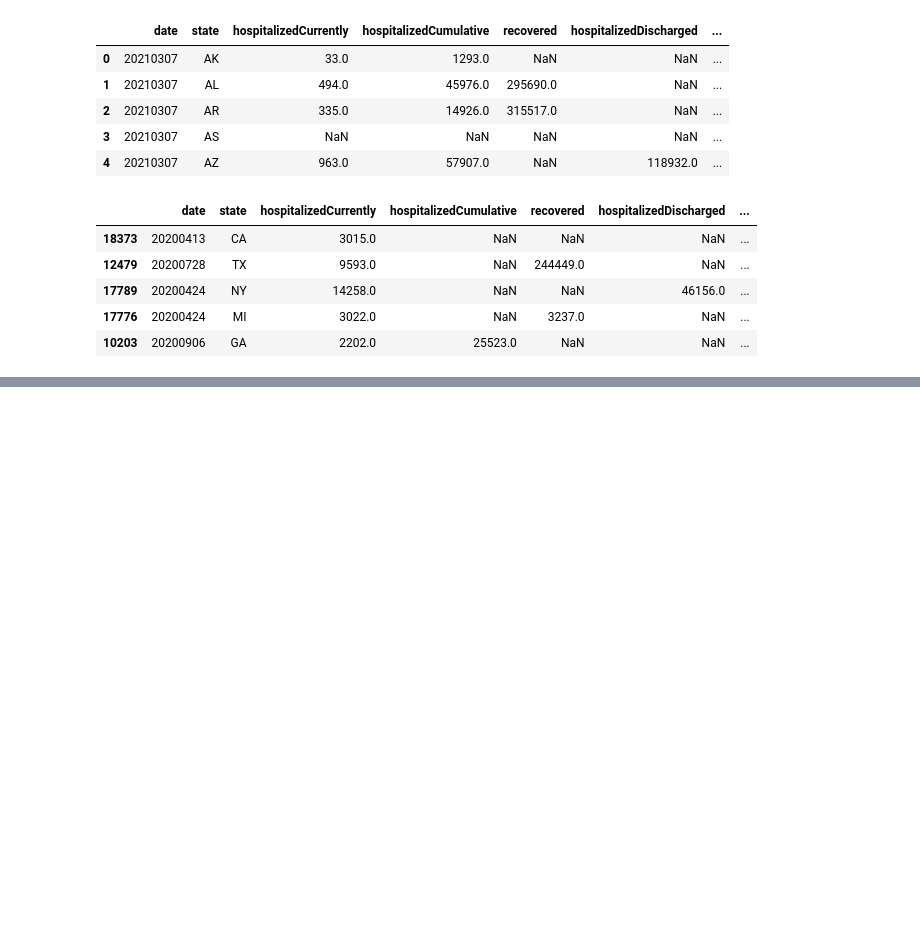
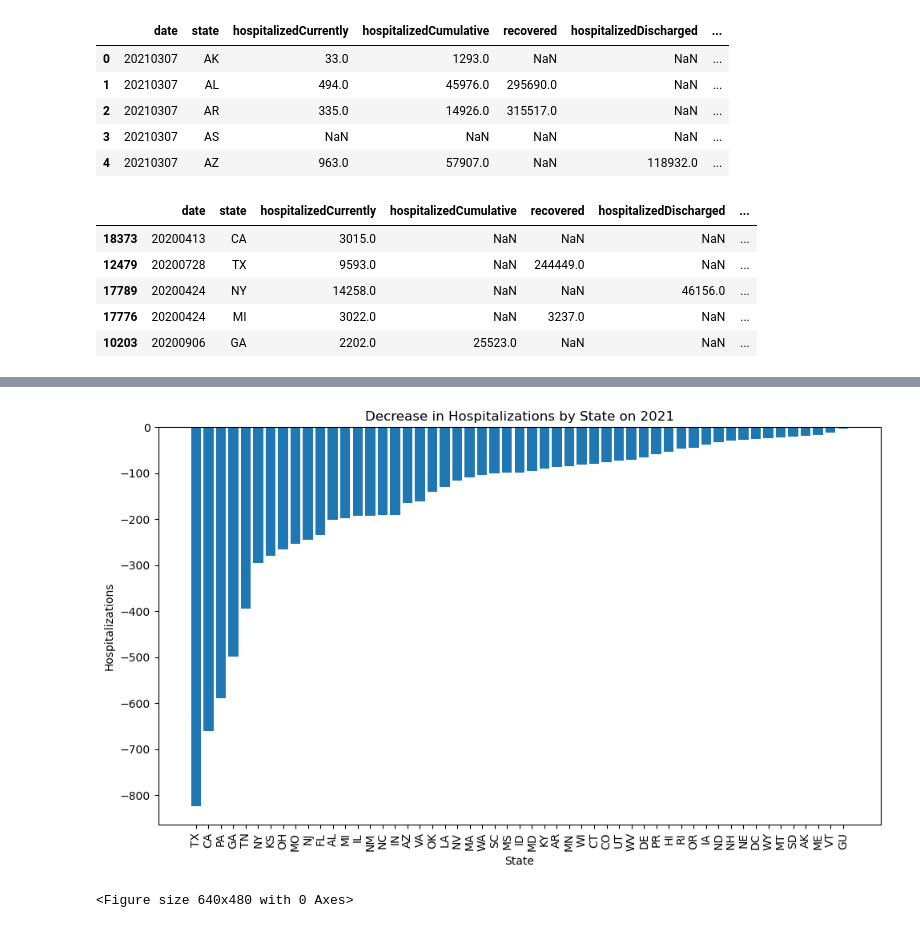
Before and after one commit to elawal/Project1, a Jupyter notebook: COVID19Py.ipynb, the cells around one changed output, grey strips where cells are left out. Drawn from its saved outputs; the diff is of its cells as text; code cells hidden in the pictures; blank space fills up the shorter version.

```diff
--- a/COVID19Py.ipynb
+++ b/COVID19Py.ipynb
@@ -89,0 +96,25 @@ historic_df_2021.head()
+# %%
+# Plotting data for year = 2020
+
+x_axis = decreased_hospitalizations_2021['state']
+y_axis = decreased_hospitalizations_2021['hospitalized_diff']
+
+plt.figure(figsize=(10, 6))
+plt.bar(x_axis, y_axis)
+
+# Graph properties
+plt.title('Decrease in Hospitalizations by State on 2021')
+plt.xlabel('State')
+plt.ylabel('Hospitalizations')
+plt.xticks(rotation=90, horizontalalignment="center")
+plt.tight_layout()
+plt.show()
+
+# Save the figure
+plt.savefig("Data/Fig2.png")
+
+# Show plot
+plt.show()
+# %% [output]
+[figure, added]
+<Figure size 640x480 with 0 Axes>
```
Also changed, not shown: parts of 4 cells of this notebook, 1 other file.
